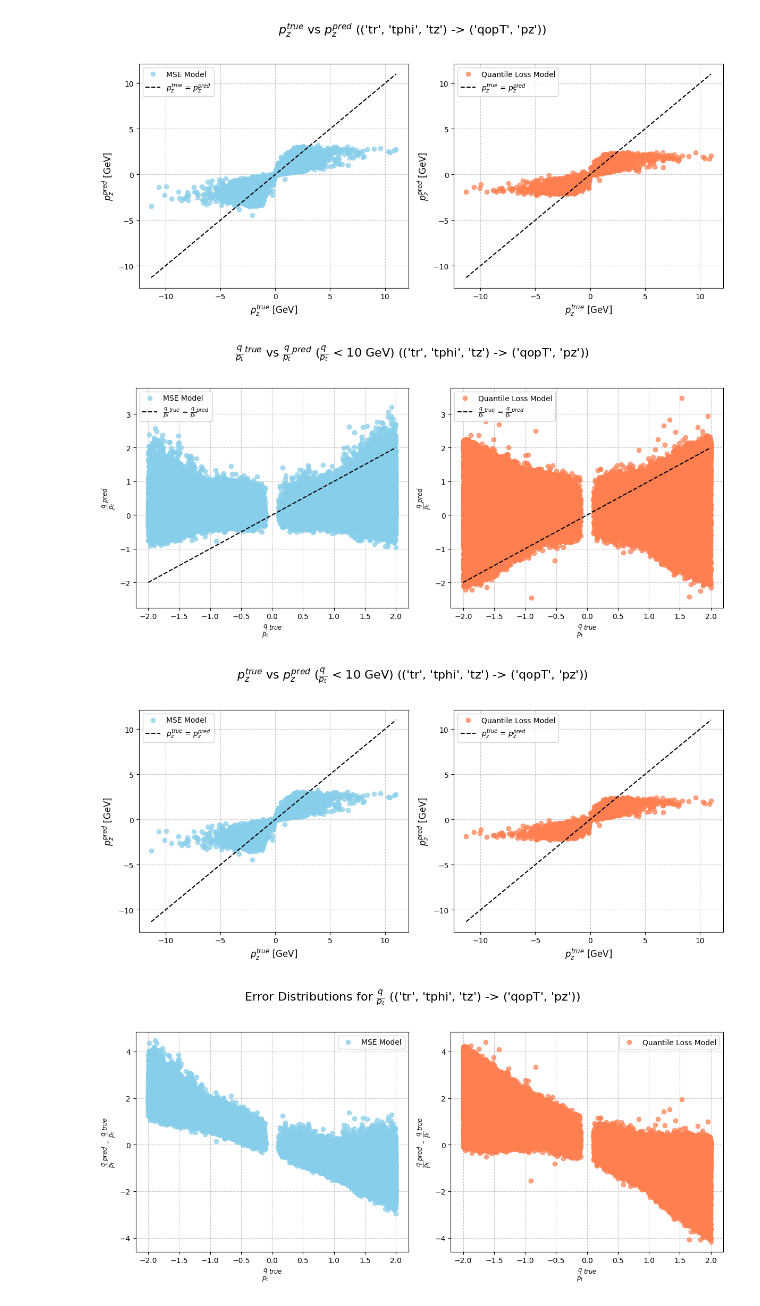
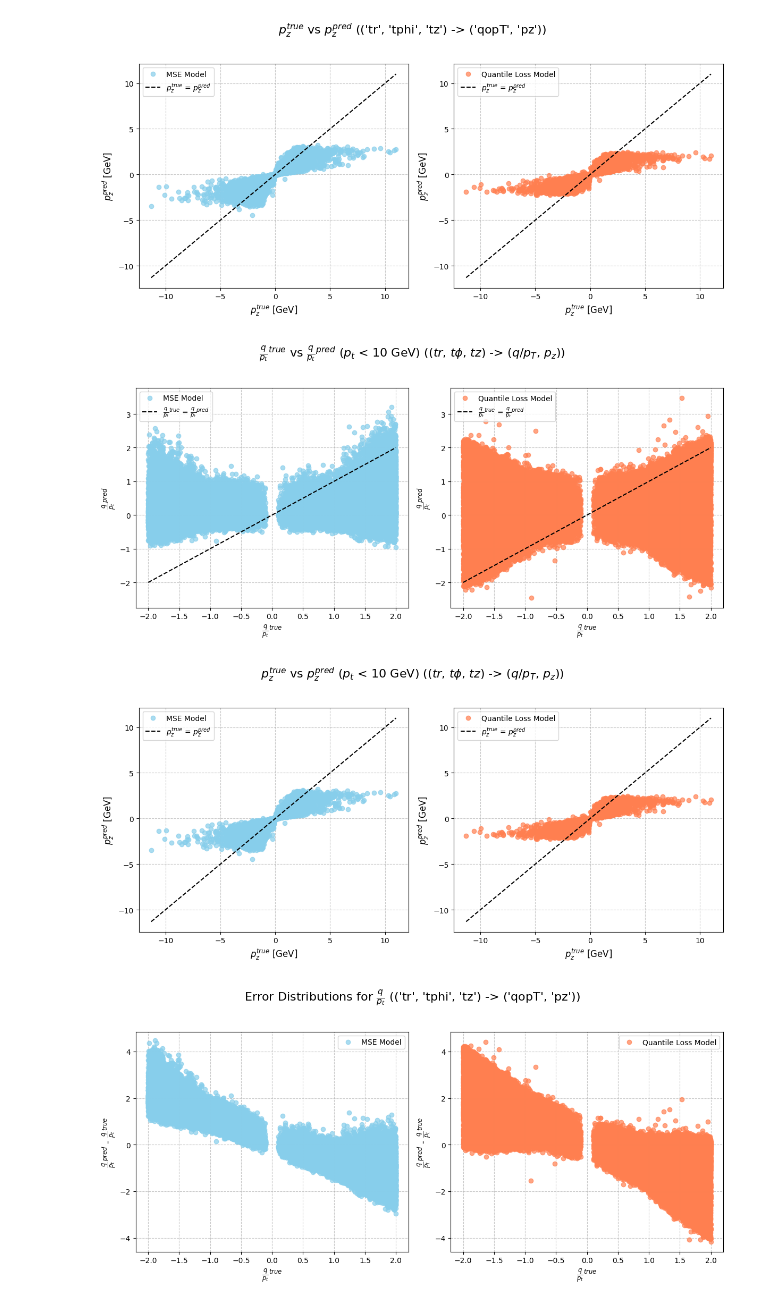
Before and after one commit to CouthuresJeremy/TrackFormer, a Jupyter notebook: dataanalysis.ipynb, the cells around one changed output. Cells and saved outputs as stored; diff of their text form; code cells hidden in the pictures.

```diff
--- a/dataanalysis.ipynb
+++ b/dataanalysis.ipynb
@@ -86,6 +99,13 @@ if "mse_inv_dir" in available_models:
 # %%
 target_labels = ["p_t", "p_z"]
 target_labels = [r"\frac{q}{p_t}", "p_z"]
+# %%
+title_suffix = ""
+
+# Add input and output variables to the title suffix
+title_suffix += f" ((${'$, $'.join([variable_labels[var] for var in config['input_variables']])}$)"
+title_suffix += " -> "
+title_suffix += f"(${'$, $'.join([variable_labels[var] for var in config['output_variables']])}$))"
 # %%
 output_dir = Path("Results/TrackML/")
 
@@ -448,12 +470,16 @@ def plot_pi_true_vs_pred_low_pt():
         pi_pred_qloss_list = np.array(p_pred_qloss_list)[:, var_index]
 
         pt_true = np.array(p_true_list)[:, 0]
+        if config["output_variables"][0] == "qopT":
+            pt_true = 1 / np.abs(pt_true)
         mask = pt_true < 10
         pi_true_list = pi_true_list[mask]
         pi_pred_mse_list = pi_pred_mse_list[mask]
         pi_pred_qloss_list = pi_pred_qloss_list[mask]
 
-        title = f"${var}^{{true}}$ vs ${var}^{{pred}}$ (${target_labels[0]}$ < 10 GeV) ({tuple(config['input_variables'])} -> {tuple(config['output_variables'])})"
+        title = f"${var}^{{true}}$ vs ${var}^{{pred}}$ ($p_t$ < 10 GeV)"
+        title += title_suffix
+
         true_label = f"${var}^{{true}}$"
         pred_label = f"${var}^{{pred}}$"
         xlabel = true_label + (" [GeV]" if var.startswith("p") else "")
@@ -466,42 +492,69 @@ def plot_pi_true_vs_pred_low_pt():
         plt.suptitle(title, fontsize=16)
 
         min_pi = min(min(pi_true_list), min(pi_pred_mse_list), min(pi_pred_qloss_list))
         min_pi = min(pi_true_list)
         max_pi = max(max(pi_true_list), max(pi_pred_mse_list), max(pi_pred_qloss_list))
         max_pi = max(pi_true_list)
 
         # MSE Model
         plt.subplot(1, 2, 1)
-        plt.plot(pi_true_list, pi_pred_mse_list, alpha=0.7, label='MSE Model', color='skyblue', marker='o', linestyle='None')
+        plt.plot(
+            pi_true_list,
+            pi_pred_mse_list,
+            alpha=0.7,
+            label="MSE Model",
+            color="skyblue",
+            marker="o",
+            linestyle="None",
+        )
         # Add x = y line
-        plt.plot([min_pi, max_pi], [min_pi, max_pi], color='black', linestyle='--', label=f'{true_label} = {pred_label}')
+        plt.plot(
+            [min_pi, max_pi],
+            [min_pi, max_pi],
+            color="black",
+            linestyle="--",
+            label=f"{true_label} = {pred_label}",
+        )
         plt.xlabel(xlabel, fontsize=12)
         plt.ylabel(ylabel, fontsize=12)
-        plt.grid(True, linestyle='--', alpha=0.7)
+        plt.grid(True, linestyle="--", alpha=0.7)
         plt.legend()
 
         # Qloss
         plt.subplot(1, 2, 2)
-        plt.plot(pi_true_list, pi_pred_qloss_list, alpha=0.7, label='Quantile Loss Model', color='coral', marker='o', linestyle='None')
+        plt.plot(
+            pi_true_list,
+            pi_pred_qloss_list,
+            alpha=0.7,
+            label="Quantile Loss Model",
+            color="coral",
+            marker="o",
+            linestyle="None",
+        )
         # Add x = y line
-        plt.plot([min_pi, max_pi], [min_pi, max_pi], color='black', linestyle='--', label=f'{true_label} = {pred_label}')
+        plt.plot(
+            [min_pi, max_pi],
+            [min_pi, max_pi],
+            color="black",
+            linestyle="--",
+            label=f"{true_label} = {pred_label}",
+        )
         plt.xlabel(xlabel, fontsize=12)
         plt.ylabel(ylabel, fontsize=12)
-        plt.grid(True, linestyle='--', alpha=0.7)
+        plt.grid(True, linestyle="--", alpha=0.7)
         plt.legend()
-
 
         sync_plot_limits()
 
         plt.tight_layout(rect=[0, 0.03, 1, 0.95])
         plt.savefig(filename, format="png")
         plt.show()
 
 
 plot_pi_true_vs_pred_low_pt()
 # %% [output]
-[figure, old version]
+[figure, new version]
-[figure, old version]
+[figure, new version]
 # %%
 def plot_pi_error_distributions():
     for var_index, var in enumerate(target_labels):
```
Also changed, not shown: parts of 16 cells of this notebook.
